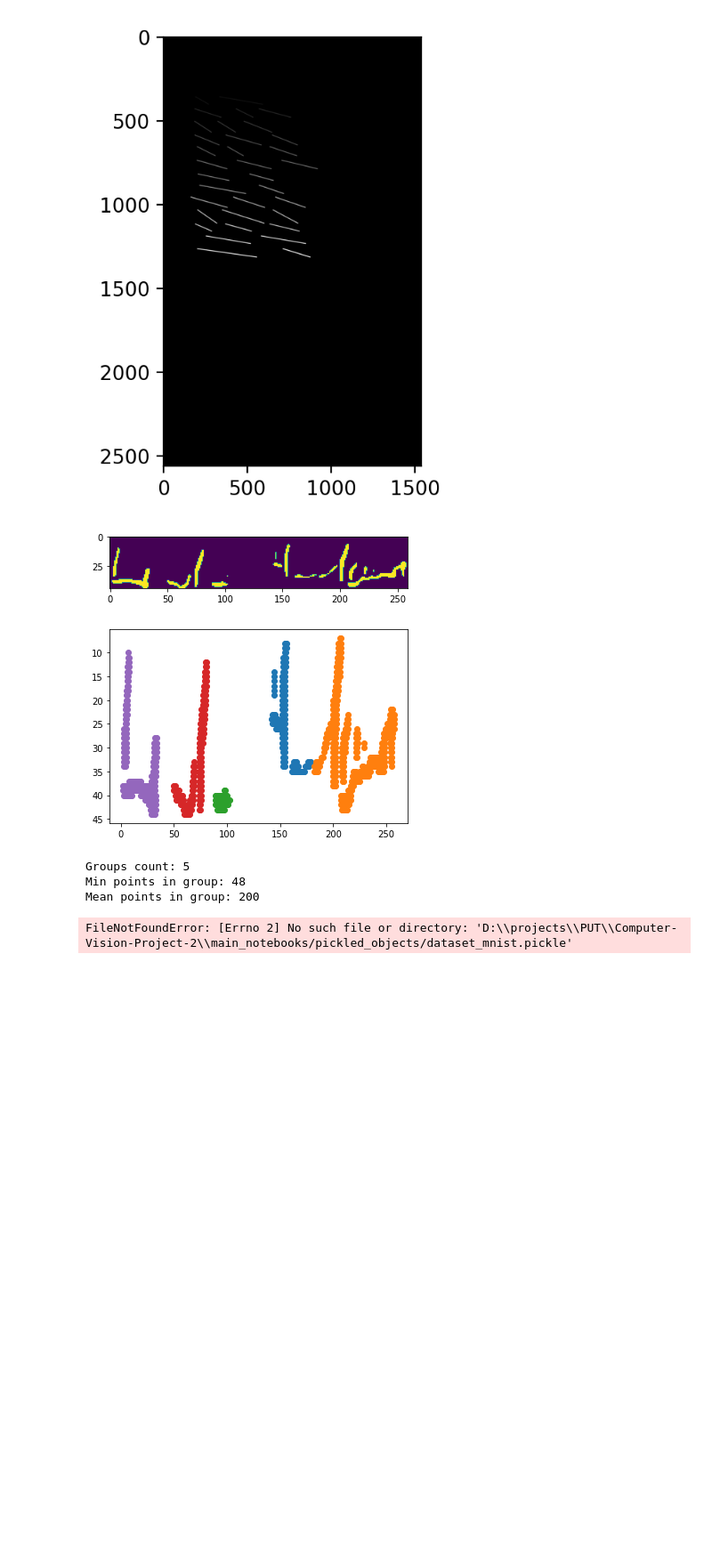
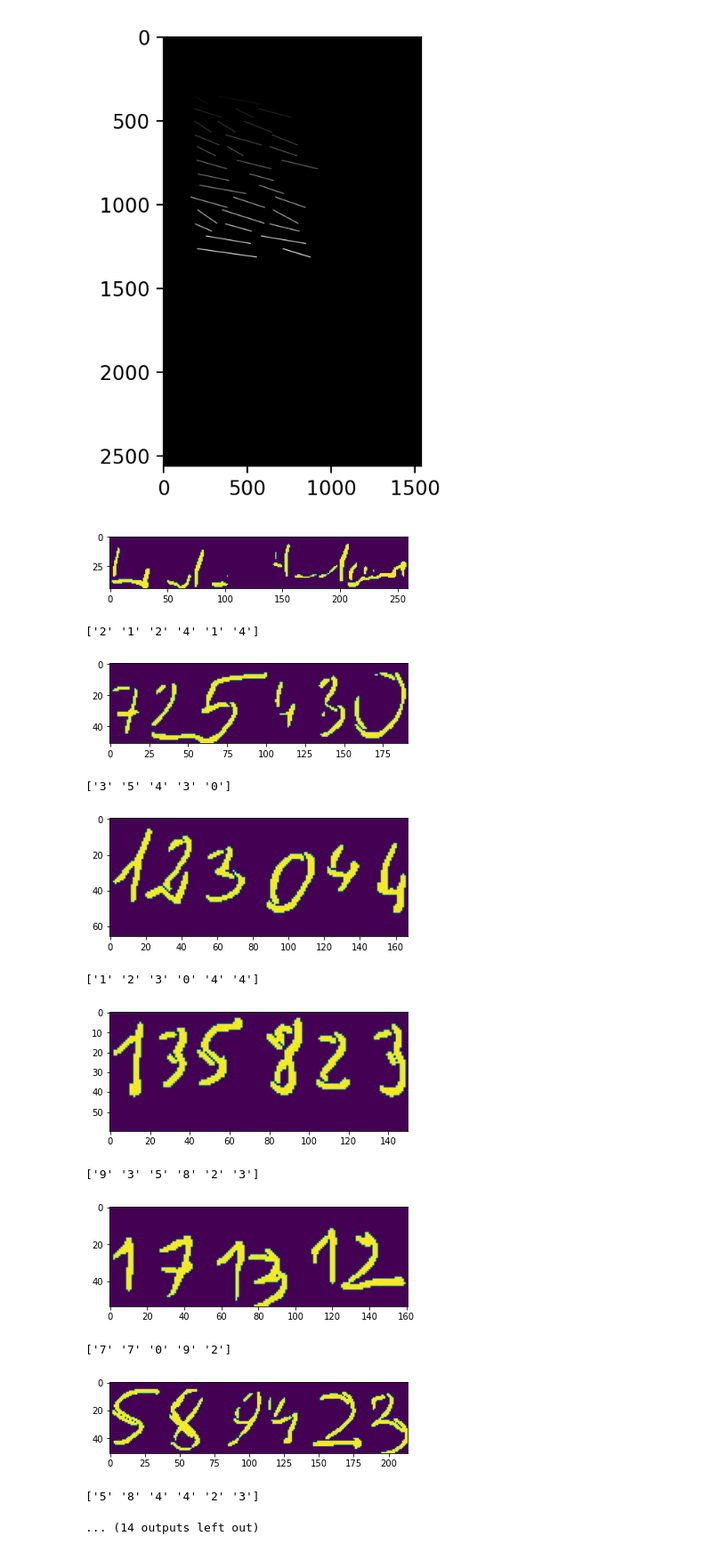
Before and after one commit to PUT-II/Computer-Vision-Project-2, a Jupyter notebook: main_notebooks/main_pipeline_test.ipynb, the cells around one changed output. Shown at 89% size. Drawn from its saved outputs; the diff is of its cells as text; code cells hidden in the pictures; blank space fills up the shorter version.

Commit message:
Updated .dockeringore, refactored docker_main.py, updated main_pipeline_test.ipynb

```diff
--- a/main_notebooks/main_pipeline_test.ipynb
+++ b/main_notebooks/main_pipeline_test.ipynb
@@ -119,35 +119,37 @@ for (input_image, _), moments, row_descriptions in zip(input_image_list, image_m
 # %%
 from src.pipeline_digit_recognition import segment_to_digits, digits_to_mnist_format, load_clf_and_dataset
 from src.pipeline_digit_recognition import predict_digits  # Import has been split due to auto format issues
+import os
+
+if not os.path.exists("/pickled_objects"):
+    os.mkdir("/pickled_objects")
+
+clf_pickle_path = "/pickled_objects/clf_mnist.pickle"
+clf = load_clf_and_dataset(clf_pickle_path)
 
 for row_descriptions in row_description_list:
     for r in row_descriptions:
         number = r.words[-1].data
         plt.imshow(number)
         plt.show()
 
         digits = segment_to_digits(number)
 
-        #     for d in digits:
-        #         plt.imshow(d)
-        #         plt.show()
-
         digits_to_mnist_format(digits)
 
-        #     for d in digits:
-        #         plt.imshow(d)
-        #         plt.show()
-
-        clf_pickle_path = "/pickled_objects/clf_mnist.pickle"
-        dataset_pickle_path = "/pickled_objects/dataset_mnist.pickle"
-
-        clf, _ = load_clf_and_dataset(clf_pickle_path, dataset_pickle_path)
-
-        predict_digits(clf, digits)
+        pred = predict_digits(clf, digits)
+        print(pred)
 # %% [output]
 [figure]
+['2' '1' '2' '4' '1' '4']
-[figure, old version]
+[figure, new version]
-Groups count: 5
-Min points in group: 48
-Mean points in group: 200
-FileNotFoundError: [Errno 2] No such file or directory: 'D:\\projects\\PUT\\Computer-Vision-Project-2\\main_notebooks/pickled_objects/dataset_mnist.pickle'
+['3' '5' '4' '3' '0']
+[figure, added]
+['1' '2' '3' '0' '4' '4']
+[figure, added]
+['9' '3' '5' '8' '2' '3']
+[figure, added]
+['7' '7' '0' '9' '2']
+[figure, added]
+['5' '8' '4' '4' '2' '3']
+... (14 outputs left out)
```
Also changed, not shown: parts of 1 cell of this notebook, 2 other files.
